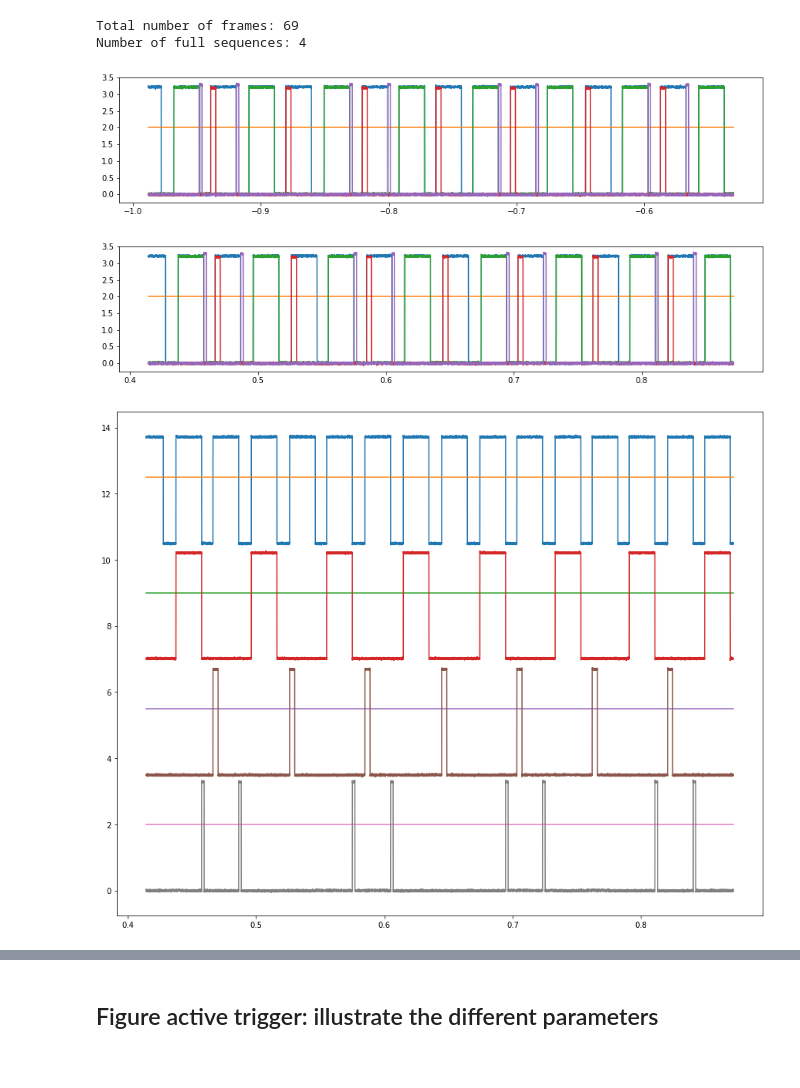
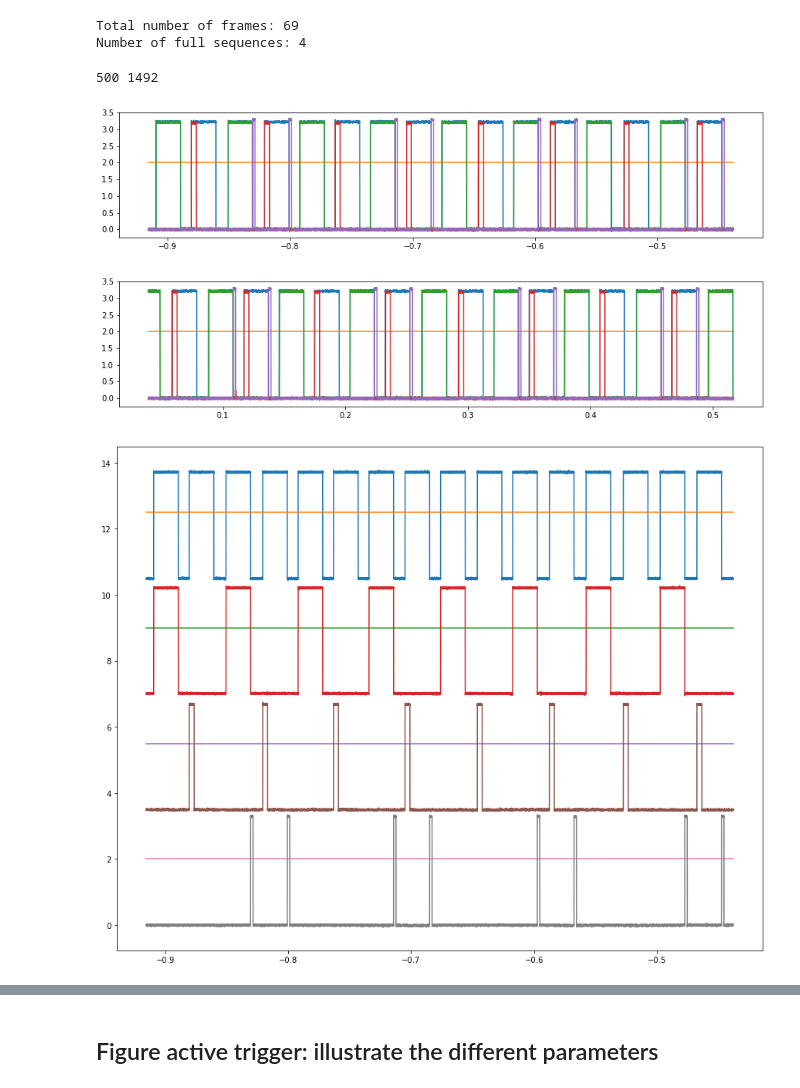
Before and after one commit to mufpga/analysis, a Jupyter notebook: data_exploration.ipynb, the cells around one changed output, grey strips where cells are left out. Cells and saved outputs as stored; diff of their text form; code cells hidden in the pictures.

```diff
--- a/data_exploration.ipynb
+++ b/data_exploration.ipynb
@@ -233,25 +235,28 @@ i_fr = find_rising(cam)
 i_sr = find_rising(cam, 2)
 i_ff = find_falling(cam)
 
-offset = int( (i_fr-i_ff) / 2.)
+offset = int( (i_ff-i_fr) / 2.)
 length_frame = i_sr-i_fr
+print(offset, length_frame)
+# %% [output]
+500 1492
 # %%
-first_pt = i_ff+offset
-last_pt = first_pt + 16*length_frame +2*offset
+first_pt = 3*length_frame-int(offset/2)
+last_pt = first_pt + 16*length_frame
 plot_wide(cam[first_pt:last_pt,:],
           [ch2[first_pt:last_pt,:],
            ch3[first_pt:last_pt,:],
            ch4[first_pt:last_pt,:]])
 
-first_pt = i_ff+4*offset+3*16*length_frame
-last_pt = first_pt + 16*length_frame +2*offset
+first_pt = first_pt + 2*16*length_frame
+last_pt = first_pt + 16*length_frame
 plot_wide(cam[first_pt:last_pt,:],
           [ch2[first_pt:last_pt,:],
            ch3[first_pt:last_pt,:],
            ch4[first_pt:last_pt,:]])
 # %% [output]
-[figure, old version]
+[figure, new version]
-[figure, old version]
+[figure, new version]
 # %%
 def plot_wide_offset(ref, v_list, factor = 1):
     plt.figure(figsize=(15, 12))
@@ -266,9 +271,11 @@ def plot_wide_offset(ref, v_list, factor = 1):
         plt.plot(v[:,0],counter*fac+factor*v[:,1])
     plt.show()
 # %%
+first_pt = 3*length_frame-int(offset/2)
+last_pt = first_pt + 16*length_frame
 plot_wide_offset(cam[first_pt:last_pt,:],
           [ch2[first_pt:last_pt,:],
            ch3[first_pt:last_pt,:],
            ch4[first_pt:last_pt,:]])
 # %% [output]
-[figure, old version]
+[figure, new version]
```
Also changed, not shown: parts of 2 cells of this notebook.
